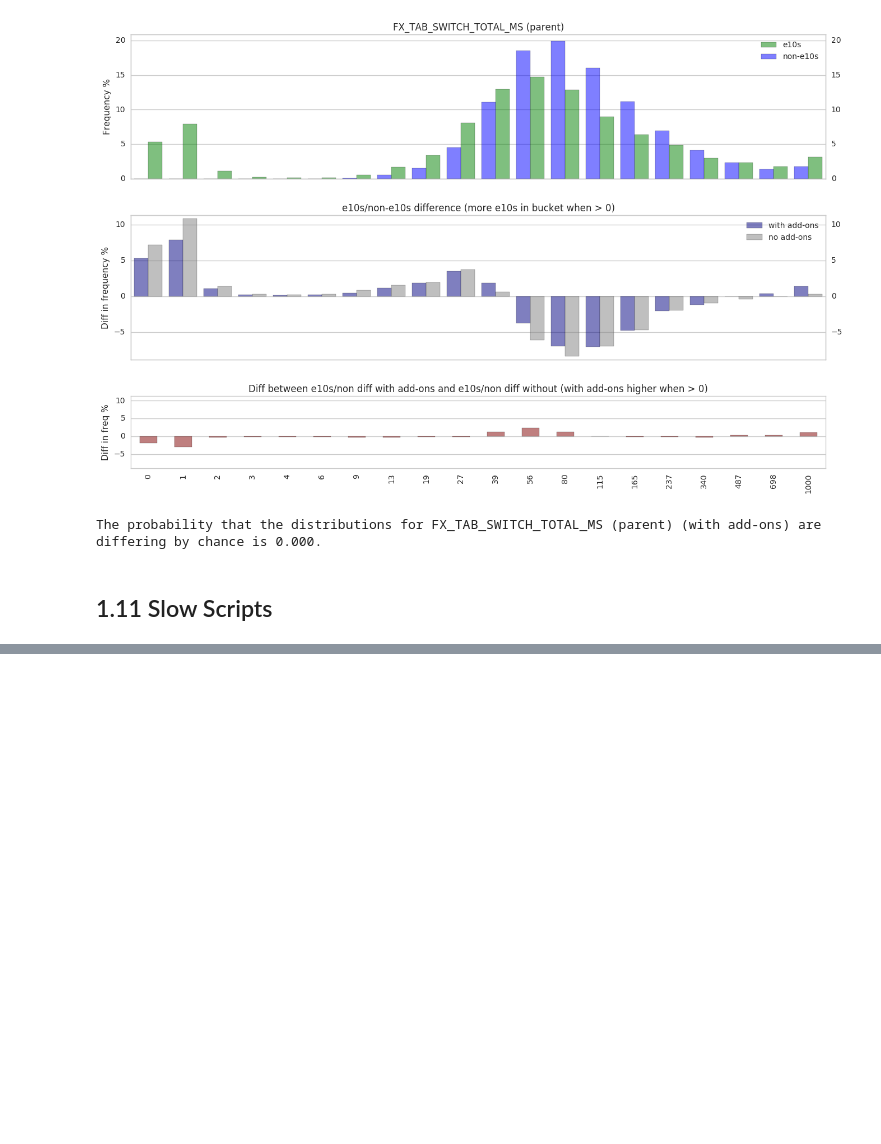
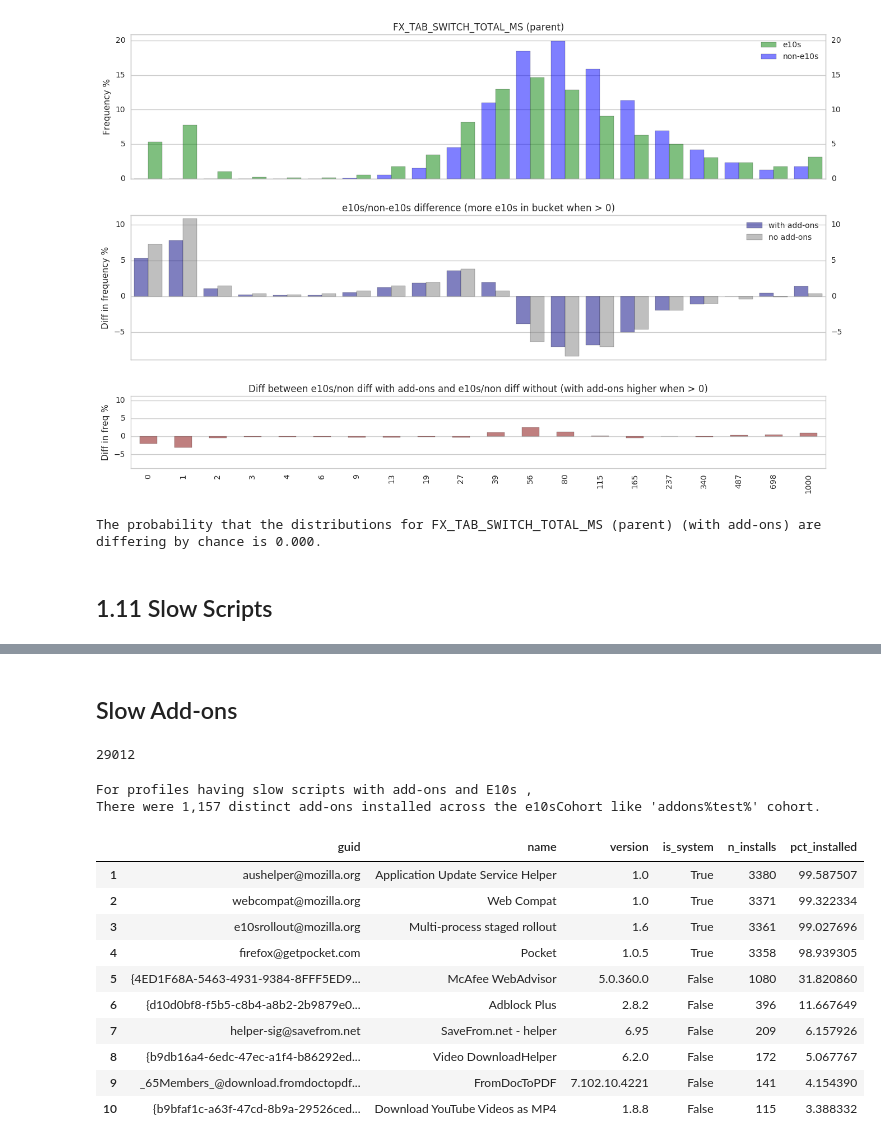
Before and after one commit to benmiroglio/e10s_analyses, a Jupyter notebook: beta/51/week8/e10s_experiment.ipynb, the cells around one changed output, grey strips where cells are left out. Cells and saved outputs as stored; diff of their text form; code cells hidden in the pictures; blank space fills up the shorter version.

```diff
--- a/beta/51/week8/e10s_experiment.ipynb
+++ b/beta/51/week8/e10s_experiment.ipynb
@@ -1066,0 +1065,31 @@ For cohorts with no add-ons, median with e10s is 0.0666 units (22.5%) different
+# %% [markdown]
+## Slow Add-ons
+# %%
+def has_slow_scripts(histograms):
+    hists = json.loads(histograms)
+    return "SLOW_SCRIPT_PAGE_COUNT" in hists
+
+has_slow_scripts = fun.udf(has_slow_scripts, st.BooleanType())
+
+ss = addons_exp_dataset.filter(has_slow_scripts('histograms'))
+ss.count()
+# %% [output]
+29012
+# %%
+print "For profiles having slow scripts with add-ons and E10s ,"
+test = get_top_addons(ss, "e10sCohort like 'addons%test%'", n_top=None)
+test.head(10)
+# %% [output]
+For profiles having slow scripts with add-ons and E10s ,
+There were 1,157 distinct add-ons installed across the e10sCohort like 'addons%test%' cohort.
+|  | guid | name | version | is_system | n_installs | pct_installed |
+| 1 | aushelper@mozilla.org | Application Update Service Helper | 1.0 | True | 3380 | 99.587507 |
+| 2 | webcompat@mozilla.org | Web Compat | 1.0 | True | 3371 | 99.322334 |
+| 3 | e10srollout@mozilla.org | Multi-process staged rollout | 1.6 | True | 3361 | 99.027696 |
+| 4 | firefox@getpocket.com | Pocket | 1.0.5 | True | 3358 | 98.939305 |
+| 5 | {4ED1F68A-5463-4931-9384-8FFF5ED9... | McAfee WebAdvisor | 5.0.360.0 | False | 1080 | 31.820860 |
+| 6 | {d10d0bf8-f5b5-c8b4-a8b2-2b9879e0... | Adblock Plus | 2.8.2 | False | 396 | 11.667649 |
+| 7 | helper-sig@savefrom.net | SaveFrom.net - helper | 6.95 | False | 209 | 6.157926 |
+| 8 | {b9db16a4-6edc-47ec-a1f4-b86292ed... | Video DownloadHelper | 6.2.0 | False | 172 | 5.067767 |
+| 9 | _65Members_@download.fromdoctopdf... | FromDocToPDF | 7.102.10.4221 | False | 141 | 4.154390 |
+| 10 | {b9bfaf1c-a63f-47cd-8b9a-29526ced... | Download YouTube Videos as MP4 | 1.8.8 | False | 115 | 3.388332 |
```
Also changed, not shown: parts of 29 cells of this notebook.
